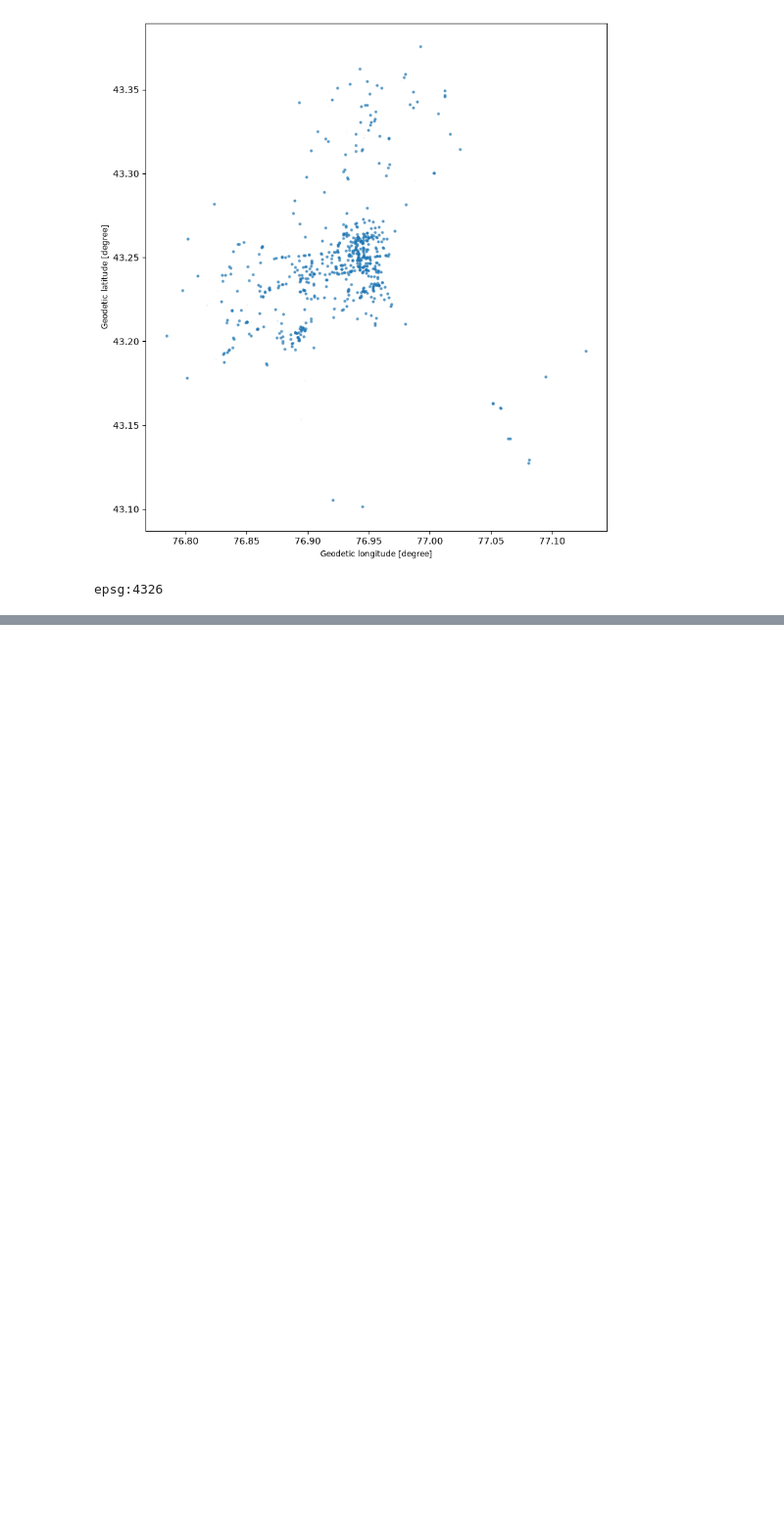
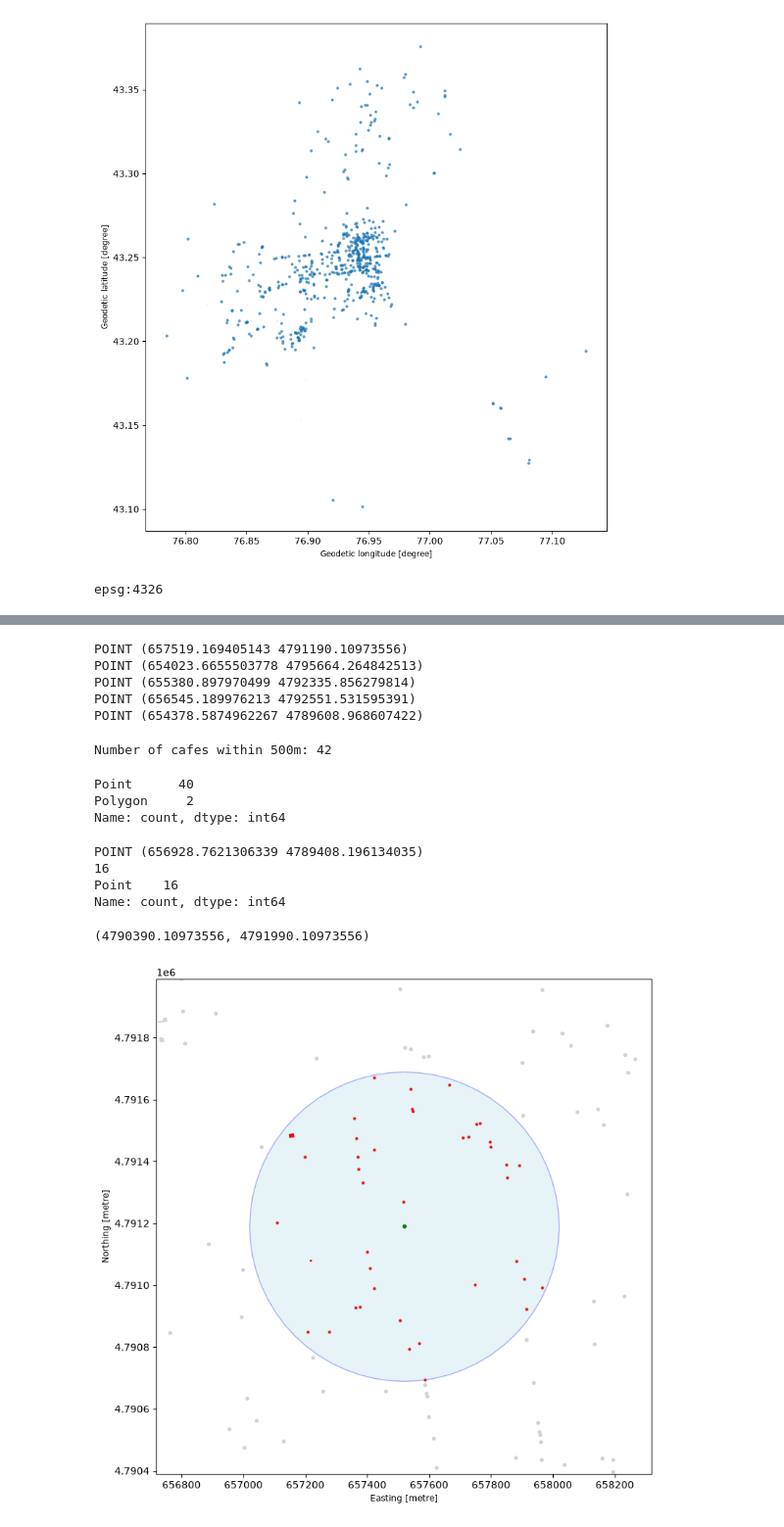
Before and after one commit to muenjmtst/business-location-ai, a Jupyter notebook: notebooks/01_data_exploration.ipynb, the cells around one changed output, grey strips where cells are left out. Shown at 98% size. Drawn from its saved outputs; the diff is of its cells as text; code cells hidden in the pictures; blank space fills up the shorter version.

```diff
--- a/notebooks/01_data_exploration.ipynb
+++ b/notebooks/01_data_exploration.ipynb
@@ -115,0 +119,7 @@ epsg:4326
+# %%
+metrics_crs = cafes.estimate_utm_crs() # подбирает подходящую метрическую систему координат для Алматы
+
+cafes_m = cafes.to_crs(metrics_crs) # преобразует геометрию в нужную нам систему(метрическую)
+
+print(metrics_crs)
+print(cafes_m.crs)
@@ -115,0 +135,67 @@ epsg:4326
+# %%
+first_candidate = cafes_m.geometry.iloc[0] #первый кандидат(тестовая точка)
+
+buffer_500m = first_candidate.buffer(500) #создает геометрическую област на расстоянии 500м от нашего первого кандидата
+# %%
+for i in range(5):
+    print(cafes_m.geometry.iloc[i])
+# %% [output]
+POINT (657519.169405143 4791190.10973556)
+POINT (654023.6655503778 4795664.264842513)
+POINT (655380.897970499 4792335.856279814)
+POINT (656545.189976213 4792551.531595391)
+POINT (654378.5874962267 4789608.968607422)
+# %%
+cafes_inside_500m = cafes_m[cafes_m.geometry.intersects(buffer_500m)]
+
+print(f"Number of cafes within 500m: {len(cafes_inside_500m)}")
+# %% [output]
+Number of cafes within 500m: 42
+# %%
+print(cafes_inside_500m.geometry.geom_type.value_counts())
+# %% [output]
+Point      40
+Polygon     2
+Name: count, dtype: int64
+# %%
+second_candidate = cafes_m.geometry.iloc[450]
+print(second_candidate)
+
+buffer_second_500m = second_candidate.buffer(500)
+
+cafe_second_inside_500m = cafes_m[cafes_m.geometry.intersects(buffer_second_500m)]
+print(len(cafe_second_inside_500m))
+print(cafe_second_inside_500m.geometry.geom_type.value_counts())
+# %% [output]
+POINT (656928.7621306339 4789408.196134035)
+16
+Point    16
+Name: count, dtype: int64
+# %%
+fig, ax = plt.subplots(figsize=(9,9)) # fig - фигура, ax = просто оси координат
+
+
+cafes_m.plot(ax=ax,color='lightgray', markersize=9) # все кафе в Алмате
+
+#радиус 500м который выбрали для теста
+gpd.GeoSeries([buffer_500m], crs=cafes_m.crs).plot(
+    ax = ax, color='lightblue', alpha=0.3, edgecolor='blue'
+)
+
+#наши кафе которые попали в радиус
+cafes_inside_500m.plot(ax=ax, color='red', markersize=3)
+
+#наш первый кандидат
+gpd.GeoSeries([first_candidate], crs=cafes_m.crs).plot(
+    ax = ax, color='green', markersize=10
+)
+
+#задаются лимиты чтобы весь Алматы не показывало
+
+#чем больше значение мы отнимаем тем больше саму Алмату показывает
+
+ax.set_xlim(first_candidate.x - 800, first_candidate.x + 800)
+ax.set_ylim(first_candidate.y - 800, first_candidate.y + 800)
+# %% [output]
+(4790390.10973556, 4791990.10973556)
+[figure, added]
```
Also changed, not shown: parts of 10 cells of this notebook.
